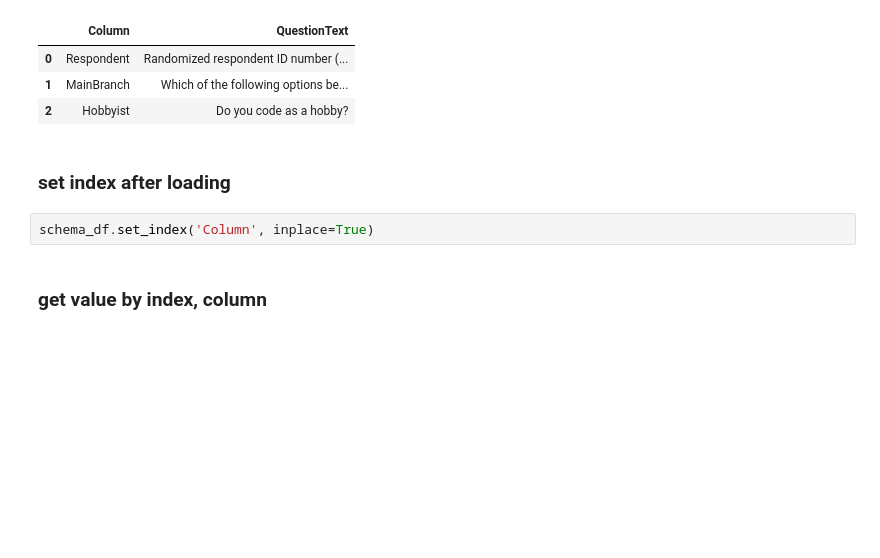
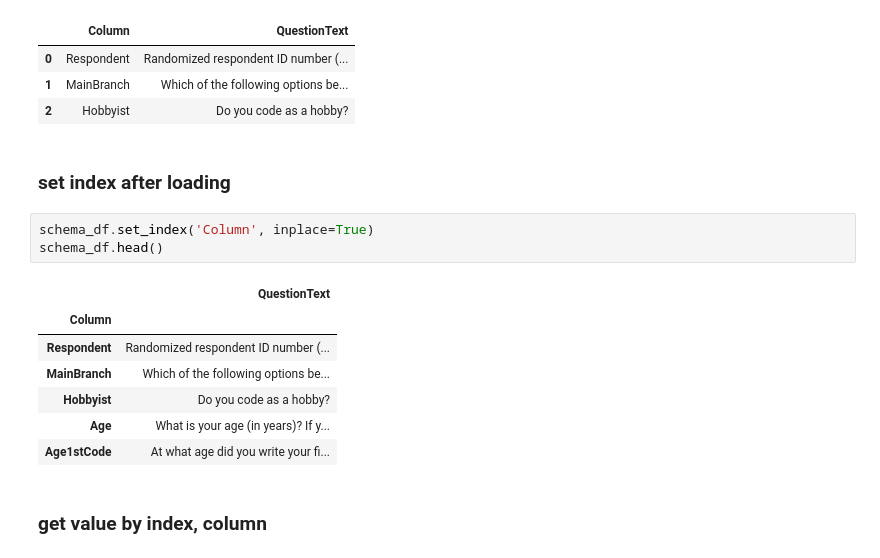
Before and after one commit to atrox3d/coreyschafer-pandas, a Jupyter notebook: part3-indexes.ipynb, the cells around one changed output. Saved outputs shown, nothing was run; the diff lists cells and outputs as text; blank space fills up the shorter version.

```diff
--- a/part3-indexes.ipynb
+++ b/part3-indexes.ipynb
@@ -115,6 +115,15 @@ Index(['Column', 'QuestionText'], dtype='object')
 ### set index after loading
 # %%
 schema_df.set_index('Column', inplace=True)
+schema_df.head()
+# %% [output]
+|  | QuestionText |
+| Column |  |
+| Respondent | Randomized respondent ID number (... |
+| MainBranch | Which of the following options be... |
+| Hobbyist | Do you code as a hobby? |
+| Age | What is your age (in years)? If y... |
+| Age1stCode | At what age did you write your fi... |
 # %% [markdown]
 ### get value by index, column
 # %%
```
Also changed, not shown: 4 other files.
